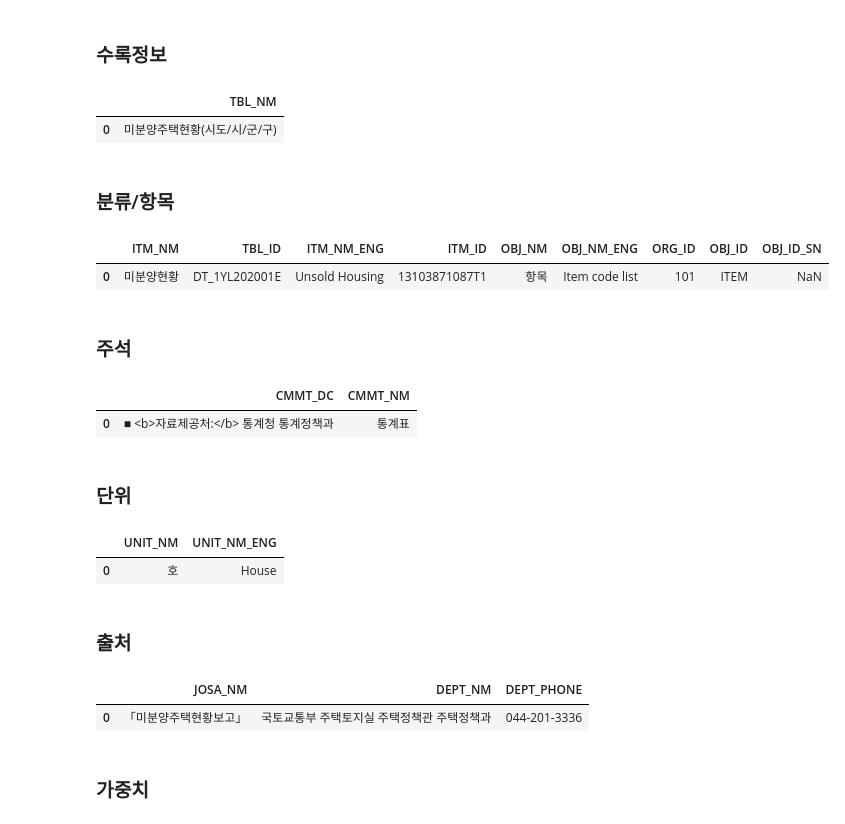
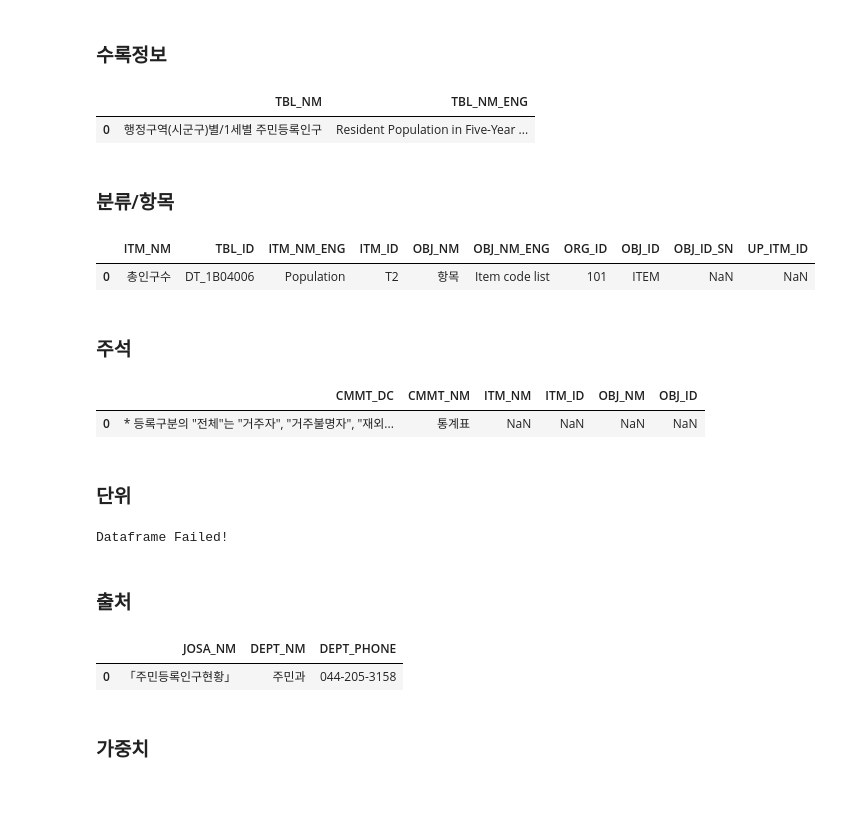
Before and after one commit to WooilJeong/PublicDataReader, a Jupyter notebook: test_kosis.ipynb, the cells around one changed output. Cells and saved outputs as stored; diff of their text form; code cells hidden in the pictures; blank space fills up the shorter version.

```diff
--- a/test_kosis.ipynb
+++ b/test_kosis.ipynb
@@ -89,32 +89,32 @@ kosis = pdr.Kosis(_kosis, serviceName)
 # 파라미터
 detailServiceName = "통계표명칭"
 orgId = "101"
-tblId = "DT_1YL202001E"
+tblId = "DT_1B04006"
 
 # 데이터 조회
 df = kosis.get_data(orgId=orgId, tblId=tblId, detailServiceName=detailServiceName)
 df.head(1)
 # %% [output]
-|  | TBL_NM |
-| 0 | 미분양주택현황(시도/시/군/구) |
+|  | TBL_NM | TBL_NM_ENG |
+| 0 | 행정구역(시군구)별/1세별 주민등록인구 | Resident Population in Five-Year ... |
 # %% [markdown]
 ### 분류/항목
 # %%
 # KOSIS OPEN API 인스턴스 생성
 serviceName = "통계표설명"
 kosis = pdr.Kosis(_kosis, serviceName)
 
 # 파라미터
 detailServiceName = "분류항목"
 orgId = "101"
-tblId = "DT_1YL202001E"
+tblId = "DT_1B04006"
 
 # 데이터 조회
 df = kosis.get_data(orgId=orgId, tblId=tblId, detailServiceName=detailServiceName)
 df.head(1)
 # %% [output]
-|  | ITM_NM | TBL_ID | ITM_NM_ENG | ITM_ID | OBJ_NM | OBJ_NM_ENG | ORG_ID | OBJ_ID | OBJ_ID_SN |
-| 0 | 미분양현황 | DT_1YL202001E | Unsold Housing | 13103871087T1 | 항목 | Item code list | 101 | ITEM | NaN |
+|  | ITM_NM | TBL_ID | ITM_NM_ENG | ITM_ID | OBJ_NM | OBJ_NM_ENG | ORG_ID | OBJ_ID | OBJ_ID_SN | UP_ITM_ID |
+| 0 | 총인구수 | DT_1B04006 | Population | T2 | 항목 | Item code list | 101 | ITEM | NaN | NaN |
 # %% [markdown]
 ### 주석
 # %%
@@ -125,14 +125,14 @@ kosis = pdr.Kosis(_kosis, serviceName)
 # 파라미터
 detailServiceName = "주석"
 orgId = "101"
-tblId = "DT_1YL202001E"
+tblId = "DT_1B04006"
 
 # 데이터 조회
 df = kosis.get_data(orgId=orgId, tblId=tblId, detailServiceName=detailServiceName)
 df.head(1)
 # %% [output]
-|  | CMMT_DC | CMMT_NM |
-| 0 | ■ <b>자료제공처:</b> 통계청 통계정책과 | 통계표 |
+|  | CMMT_DC | CMMT_NM | ITM_NM | ITM_ID | OBJ_NM | OBJ_ID |
+| 0 | * 등록구분의 "전체"는 "거주자", "거주불명자", "재외... | 통계표 | NaN | NaN | NaN | NaN |
 # %% [markdown]
 ### 단위
 # %%
@@ -143,14 +143,13 @@ kosis = pdr.Kosis(_kosis, serviceName)
 # 파라미터
 detailServiceName = "단위"
 orgId = "101"
-tblId = "DT_1YL202001E"
+tblId = "DT_1B04006"
 
 # 데이터 조회
 df = kosis.get_data(orgId=orgId, tblId=tblId, detailServiceName=detailServiceName)
-df.head(1)
+df
 # %% [output]
-|  | UNIT_NM | UNIT_NM_ENG |
-| 0 | 호 | House |
+Dataframe Failed!
 # %% [markdown]
 ### 출처
 # %%
@@ -161,14 +160,14 @@ kosis = pdr.Kosis(_kosis, serviceName)
 # 파라미터
 detailServiceName = "출처"
 orgId = "101"
-tblId = "DT_1YL202001E"
+tblId = "DT_1B04006"
 
 # 데이터 조회
 df = kosis.get_data(orgId=orgId, tblId=tblId, detailServiceName=detailServiceName)
 df.head(1)
 # %% [output]
 |  | JOSA_NM | DEPT_NM | DEPT_PHONE |
-| 0 | 「미분양주택현황보고」 | 국토교통부 주택토지실 주택정책관 주택정책과 | 044-201-3336 |
+| 0 | 「주민등록인구현황」 | 주민과 | 044-205-3158 |
 # %% [markdown]
 ### 가중치
 # %%
```
Also changed, not shown: parts of 7 cells of this notebook, 1 other file.
